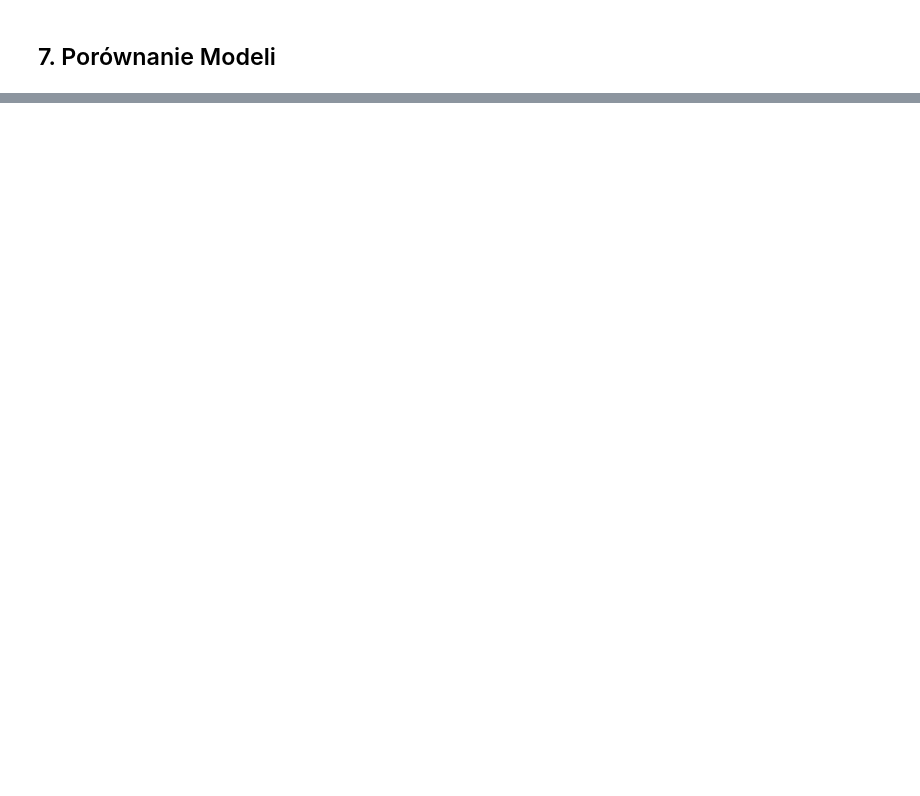
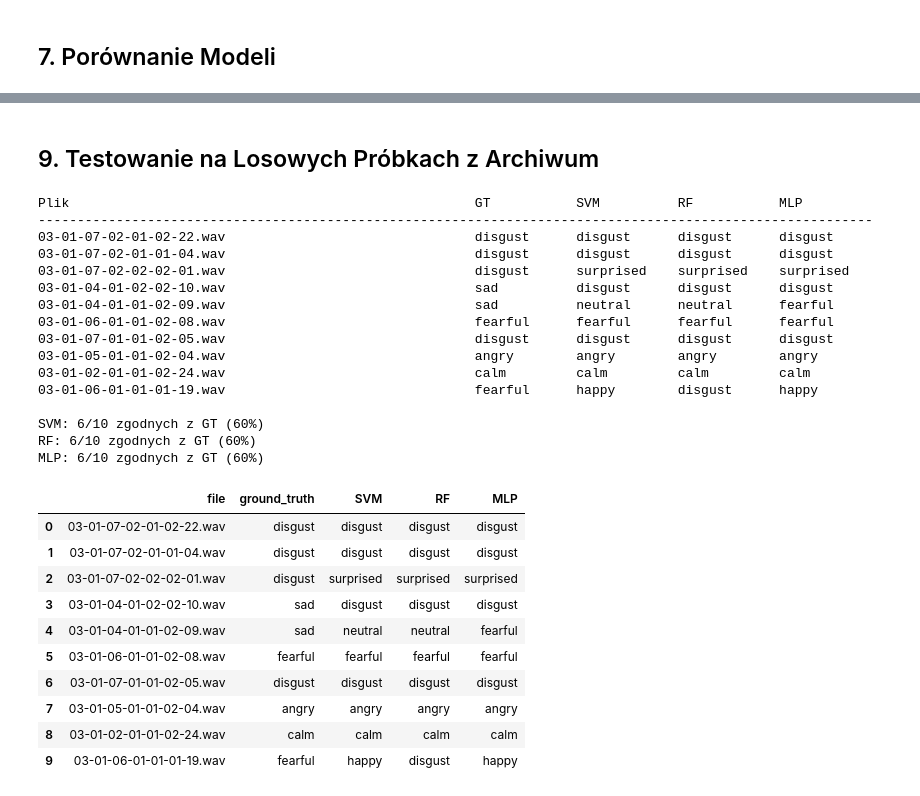
Before and after one commit to wrosky/Acustic_Signal_Project, a Jupyter notebook: proj.ipynb, the cells around one changed output, grey strips where cells are left out. Drawn from its saved outputs; the diff is of its cells as text; code cells hidden in the pictures; blank space fills up the shorter version.

```diff
--- a/proj.ipynb
+++ b/proj.ipynb
@@ -944,0 +780,67 @@ Typowe wyniki dla RAVDESS z cechami MFCC+Mel:
+# %% [markdown]
+## 9. Testowanie na Losowych Próbkach z Archiwum
+# %%
+import random
+
+random.seed(42)
+archive_samples = random.sample(list(df['file']), 10)
+
+archive_results = []
+print(f'{"Plik":<55} {"GT":<12} {"SVM":<12} {"RF":<12} {"MLP":<12}')
+print('-' * 107)
+
+for wav_file in archive_samples:
+    feat = extract_features(wav_file)
+    if feat is None:
+        continue
+    feat_sc = scaler.transform(feat.reshape(1, -1))
+
+    pred_svm = le.inverse_transform(svm.predict(feat_sc))[0]
+    pred_rf  = le.inverse_transform(rf.predict(feat_sc))[0]
+    pred_mlp = le.inverse_transform(mlp.predict(feat_sc))[0]
+
+    fname = os.path.basename(wav_file)
+    gt    = df[df['file'] == wav_file]['emotion'].values[0]
+
+    archive_results.append({
+        'file': fname, 'ground_truth': gt,
+        'SVM': pred_svm, 'RF': pred_rf, 'MLP': pred_mlp,
+    })
+    print(f'{fname:<55} {gt:<12} {pred_svm:<12} {pred_rf:<12} {pred_mlp:<12}')
+
+archive_df = pd.DataFrame(archive_results)
+print()
+
+for model_col in ['SVM', 'RF', 'MLP']:
+    match = (archive_df['ground_truth'] == archive_df[model_col]).sum()
+    print(f'{model_col}: {match}/{len(archive_df)} zgodnych z GT ({match/len(archive_df)*100:.0f}%)')
+
+display(archive_df)
+# %% [output]
+Plik                                                    GT           SVM          RF           MLP
+-----------------------------------------------------------------------------------------------------------
+03-01-07-02-01-02-22.wav                                disgust      disgust      disgust      disgust
+03-01-07-02-01-01-04.wav                                disgust      disgust      disgust      disgust
+03-01-07-02-02-02-01.wav                                disgust      surprised    surprised    surprised
+03-01-04-01-02-02-10.wav                                sad          disgust      disgust      disgust
+03-01-04-01-01-02-09.wav                                sad          neutral      neutral      fearful
+03-01-06-01-01-02-08.wav                                fearful      fearful      fearful      fearful
+03-01-07-01-01-02-05.wav                                disgust      disgust      disgust      disgust
+03-01-05-01-01-02-04.wav                                angry        angry        angry        angry
+03-01-02-01-01-02-24.wav                                calm         calm         calm         calm
+03-01-06-01-01-01-19.wav                                fearful      happy        disgust      happy
+
+SVM: 6/10 zgodnych z GT (60%)
+RF: 6/10 zgodnych z GT (60%)
+MLP: 6/10 zgodnych z GT (60%)
+|  | file | ground_truth | SVM | RF | MLP |
+| 0 | 03-01-07-02-01-02-22.wav | disgust | disgust | disgust | disgust |
+| 1 | 03-01-07-02-01-01-04.wav | disgust | disgust | disgust | disgust |
+| 2 | 03-01-07-02-02-02-01.wav | disgust | surprised | surprised | surprised |
+| 3 | 03-01-04-01-02-02-10.wav | sad | disgust | disgust | disgust |
+| 4 | 03-01-04-01-01-02-09.wav | sad | neutral | neutral | fearful |
+| 5 | 03-01-06-01-01-02-08.wav | fearful | fearful | fearful | fearful |
+| 6 | 03-01-07-01-01-02-05.wav | disgust | disgust | disgust | disgust |
+| 7 | 03-01-05-01-01-02-04.wav | angry | angry | angry | angry |
+| 8 | 03-01-02-01-01-02-24.wav | calm | calm | calm | calm |
+| 9 | 03-01-06-01-01-01-19.wav | fearful | happy | disgust | happy |
```
Also changed, not shown: parts of 21 cells of this notebook, 4 other files.
